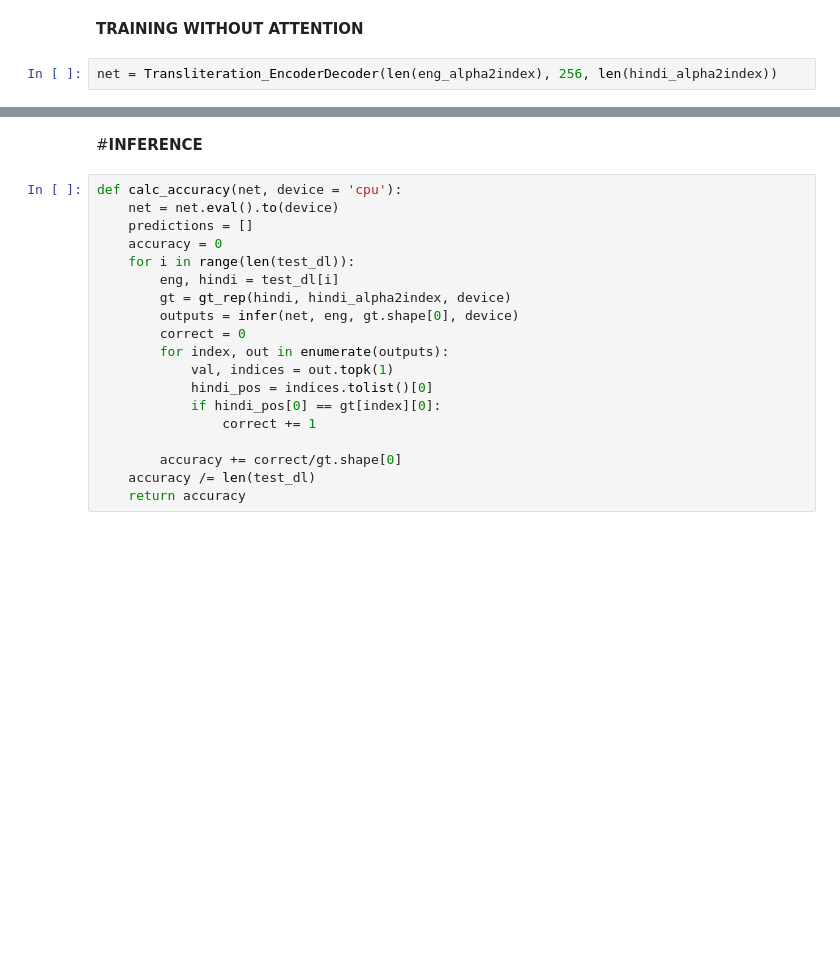
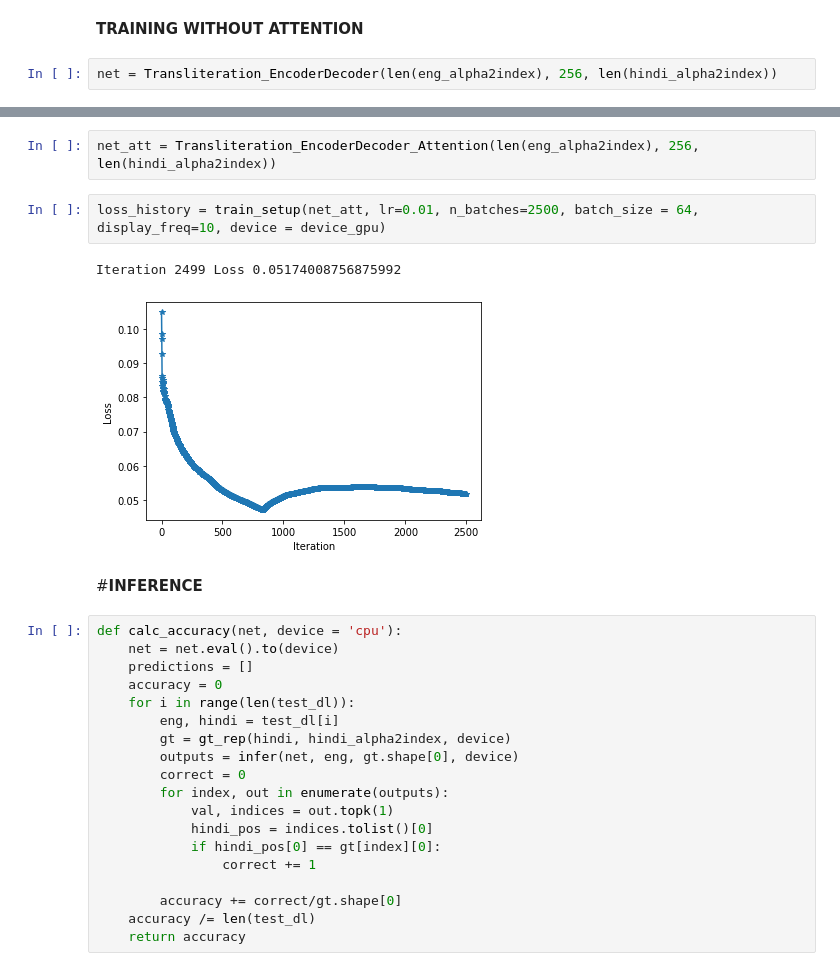
Before and after one commit to Shruti-Subu/image_classification, a Jupyter notebook: Untitled8.ipynb, the cells around one changed output, grey strips where cells are left out. Drawn from its saved outputs; the diff is of its cells as text; blank space fills up the shorter version.

```diff
--- a/Untitled8.ipynb
+++ b/Untitled8.ipynb
@@ -402,3 +528,10 @@ array([0.        , 0.53366345, 0.5008986 , ..., 0.09312654, 0.09313002,
+# %%
+net_att = Transliteration_EncoderDecoder_Attention(len(eng_alpha2index), 256, len(hindi_alpha2index))
+# %%
+loss_history = train_setup(net_att, lr=0.01, n_batches=2500, batch_size = 64, display_freq=10, device = device_gpu)
+# %% [output]
+Iteration 2499 Loss 0.05174008756875992
+[figure, added]
 # %% [markdown]
 #**INFERENCE**
 # %%
```
Also changed, not shown: parts of 23 cells of this notebook.
